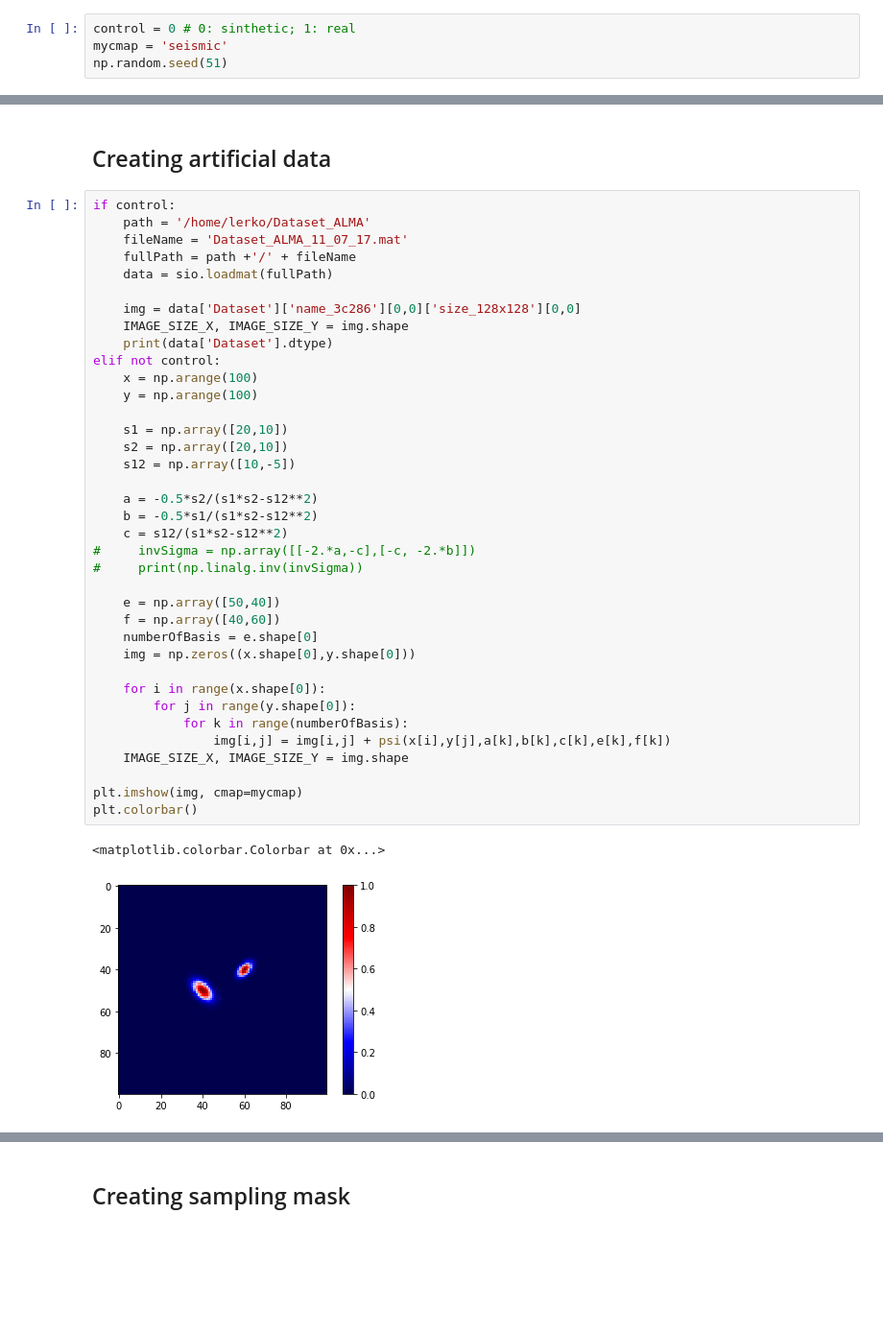
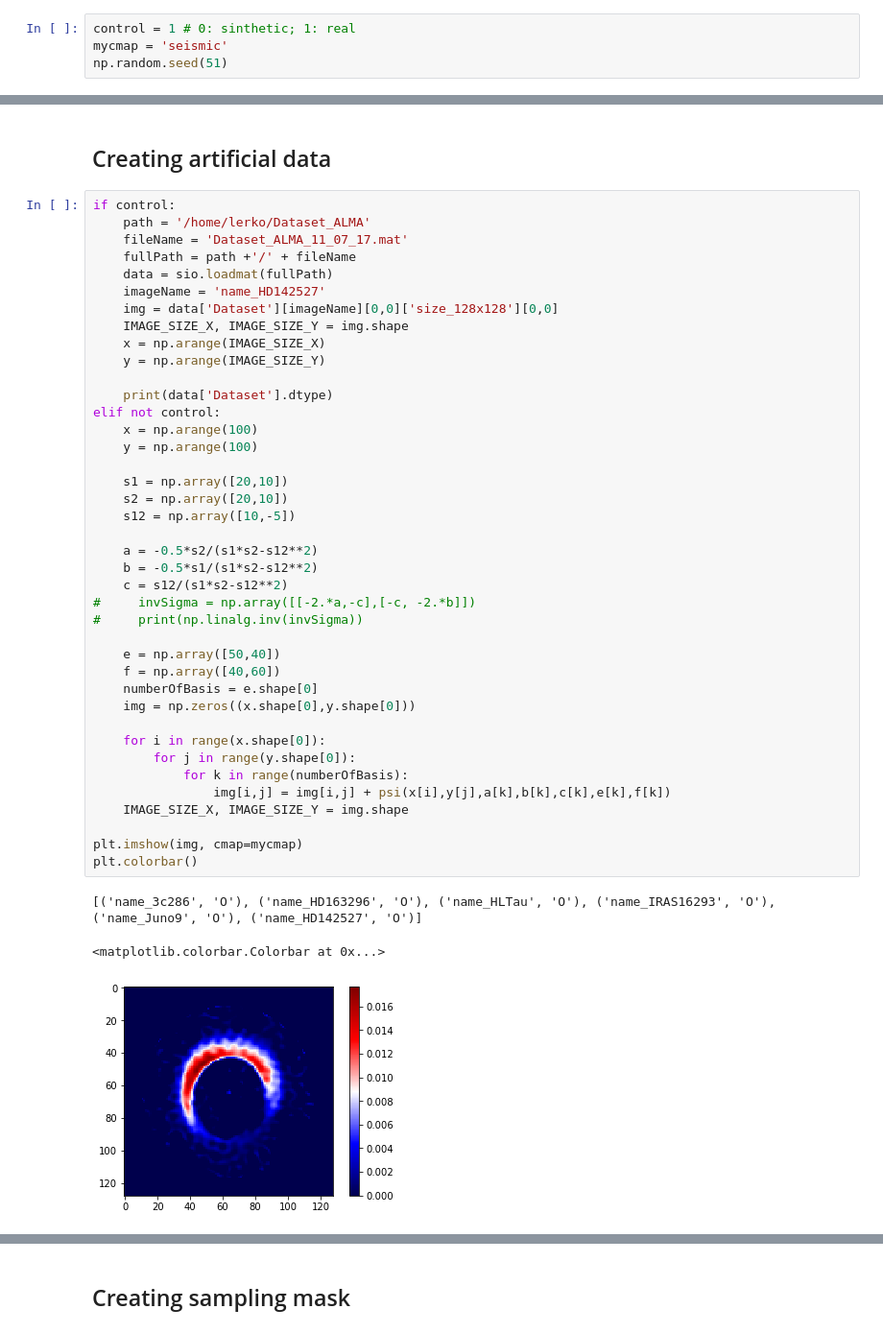
Before and after one commit to lerkoah/BayesianInterferometryIDS, a Jupyter notebook: src/anisotripic-model.ipynb, the cells around one changed output, grey strips where cells are left out. Shown at 96% size. Saved outputs shown, nothing was run; the diff lists cells and outputs as text; blank space fills up the shorter version.

```diff
--- a/src/anisotripic-model.ipynb
+++ b/src/anisotripic-model.ipynb
@@ -8,7 +8,7 @@ import scipy.io as sio
 import matplotlib.pyplot as plt
 %matplotlib inline
 # %%
-control = 0 # 0: sinthetic; 1: real
+control = 1 # 0: sinthetic; 1: real
 mycmap = 'seismic'
 np.random.seed(51)
 # %%
@@ -53,40 +53,44 @@ if control:
     fileName = 'Dataset_ALMA_11_07_17.mat'
     fullPath = path +'/' + fileName
     data = sio.loadmat(fullPath)
+    imageName = 'name_HD142527'
+    img = data['Dataset'][imageName][0,0]['size_128x128'][0,0]
+    IMAGE_SIZE_X, IMAGE_SIZE_Y = img.shape
+    x = np.arange(IMAGE_SIZE_X)
+    y = np.arange(IMAGE_SIZE_Y)
 
-    img = data['Dataset']['name_3c286'][0,0]['size_128x128'][0,0]
-    IMAGE_SIZE_X, IMAGE_SIZE_Y = img.shape
     print(data['Dataset'].dtype)
 elif not control:
     x = np.arange(100)
     y = np.arange(100)
 
     s1 = np.array([20,10])
     s2 = np.array([20,10])
     s12 = np.array([10,-5])
 
     a = -0.5*s2/(s1*s2-s12**2)
     b = -0.5*s1/(s1*s2-s12**2)
     c = s12/(s1*s2-s12**2)
 #     invSigma = np.array([[-2.*a,-c],[-c, -2.*b]])
 #     print(np.linalg.inv(invSigma))
 
     e = np.array([50,40])
     f = np.array([40,60])
     numberOfBasis = e.shape[0]
     img = np.zeros((x.shape[0],y.shape[0]))
 
     for i in range(x.shape[0]):
         for j in range(y.shape[0]):
             for k in range(numberOfBasis):
                 img[i,j] = img[i,j] + psi(x[i],y[j],a[k],b[k],c[k],e[k],f[k])
     IMAGE_SIZE_X, IMAGE_SIZE_Y = img.shape
 
 plt.imshow(img, cmap=mycmap)
 plt.colorbar()
 # %% [output]
-<matplotlib.colorbar.Colorbar at 0x...>
+[('name_3c286', 'O'), ('name_HD163296', 'O'), ('name_HLTau', 'O'), ('name_IRAS16293', 'O'), ('name_Juno9', 'O'), ('name_HD142527', 'O')]
+<matplotlib.colorbar.Colorbar at 0x...>
-[figure, old version]
+[figure, new version]
 # %%
 # Calculate the spectrum
 img_fft= np.fft.fft2(img)
```
Also changed, not shown: parts of 15 cells of this notebook, 13 other files.
